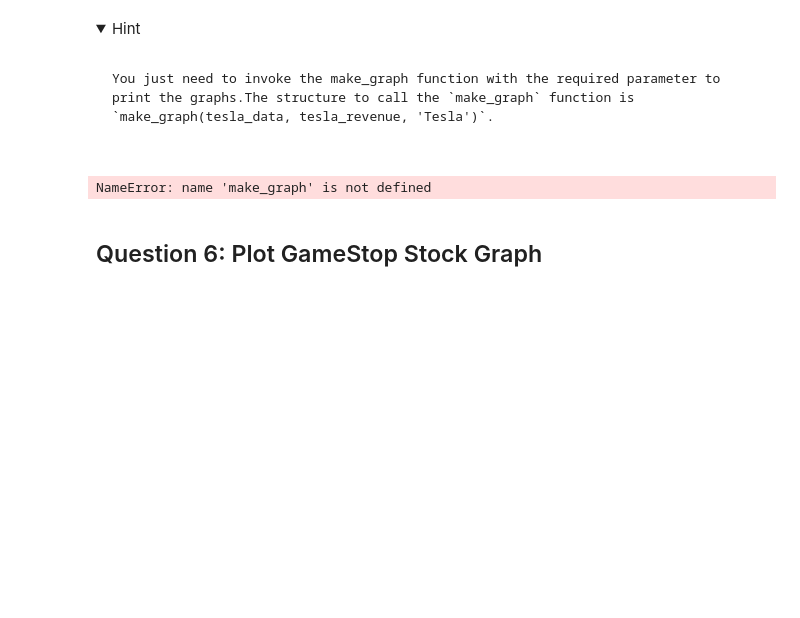
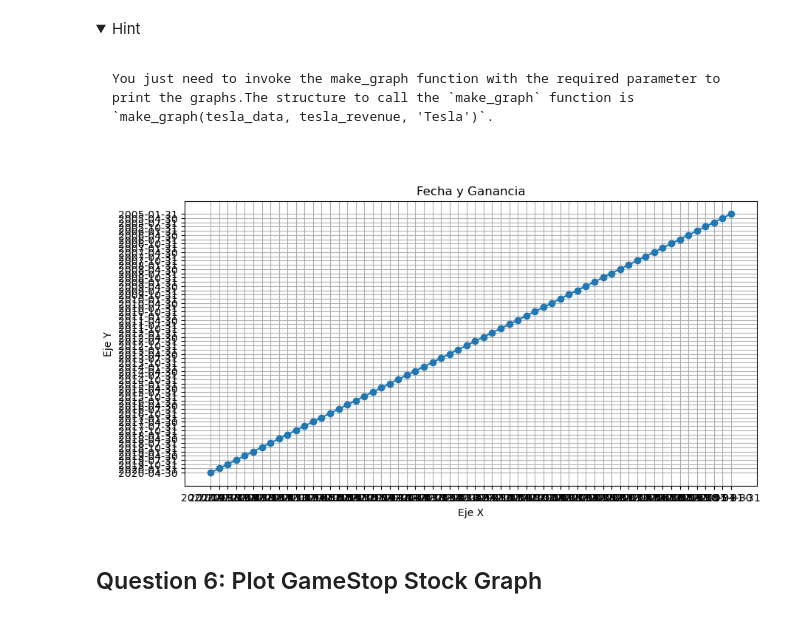
Before and after one commit to DatosSartor/Proyecto, a Jupyter notebook: Final Assignment-v2.ipynb, the cells around one changed output. Drawn from its saved outputs; the diff is of its cells as text; code cells hidden in the pictures; folded sections open; blank space fills up the shorter version.

````diff
--- a/Final Assignment-v2.ipynb
+++ b/Final Assignment-v2.ipynb
@@ -358,10 +358,23 @@ You just need to invoke the make_graph function with the required parameter to p
 ```
 
 </details>
-# %%
-make_graph
-# %% [output]
-NameError: name 'make_graph' is not defined
+# %%
+import matplotlib.pyplot as plt
+
+x = gme_revenue['Date']
+y = gme_revenue['Revenue']
+def make_graph(x, y, titulo='Fecha y Ganancia'):
+    plt.figure(figsize=(10, 5))
+    plt.plot(x, y, marker='o')
+    plt.title(titulo)
+    plt.xlabel('Eje X')
+    plt.ylabel('Eje Y')
+    plt.grid(True)
+    plt.show()
+
+make_graph(x,x)
+# %% [output]
+[figure, added]
 # %% [markdown]
 ## Question 6: Plot GameStop Stock Graph
 # %% [markdown]
````
Also changed, not shown: parts of 1 cell of this notebook.
